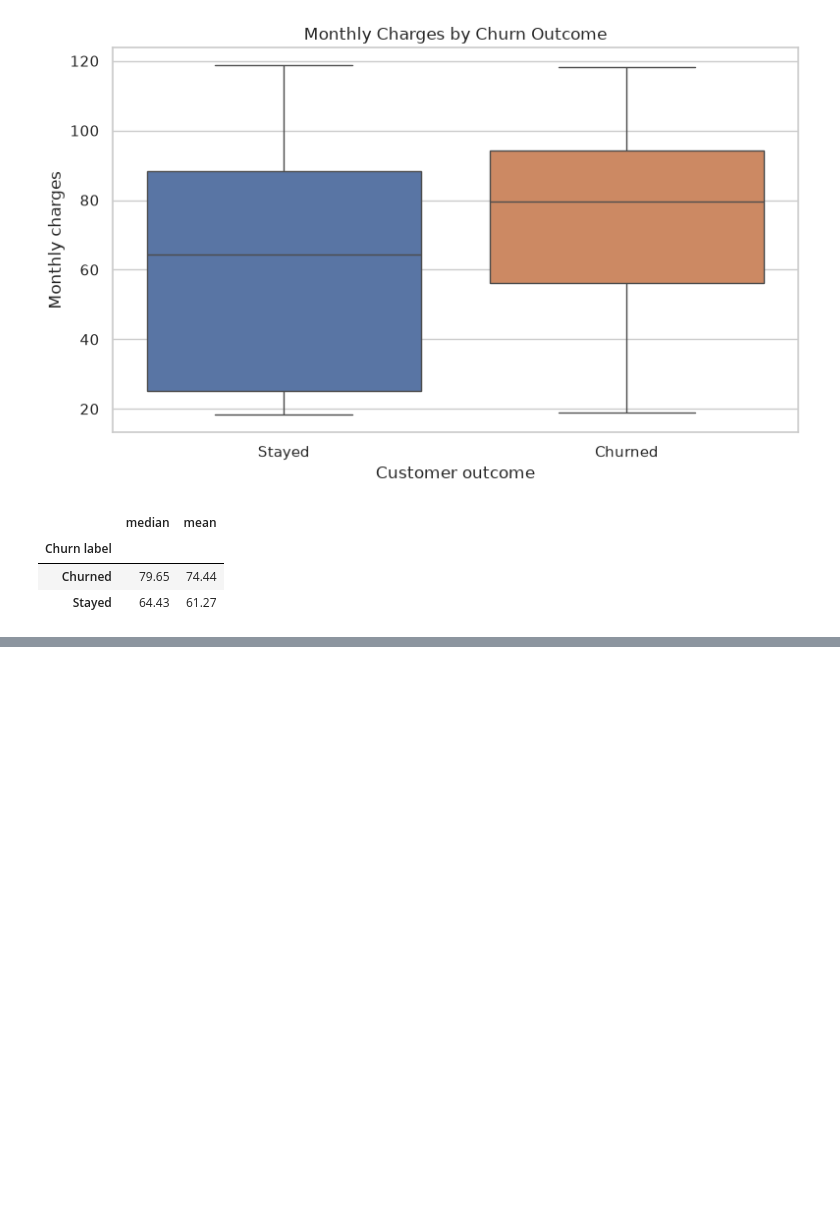
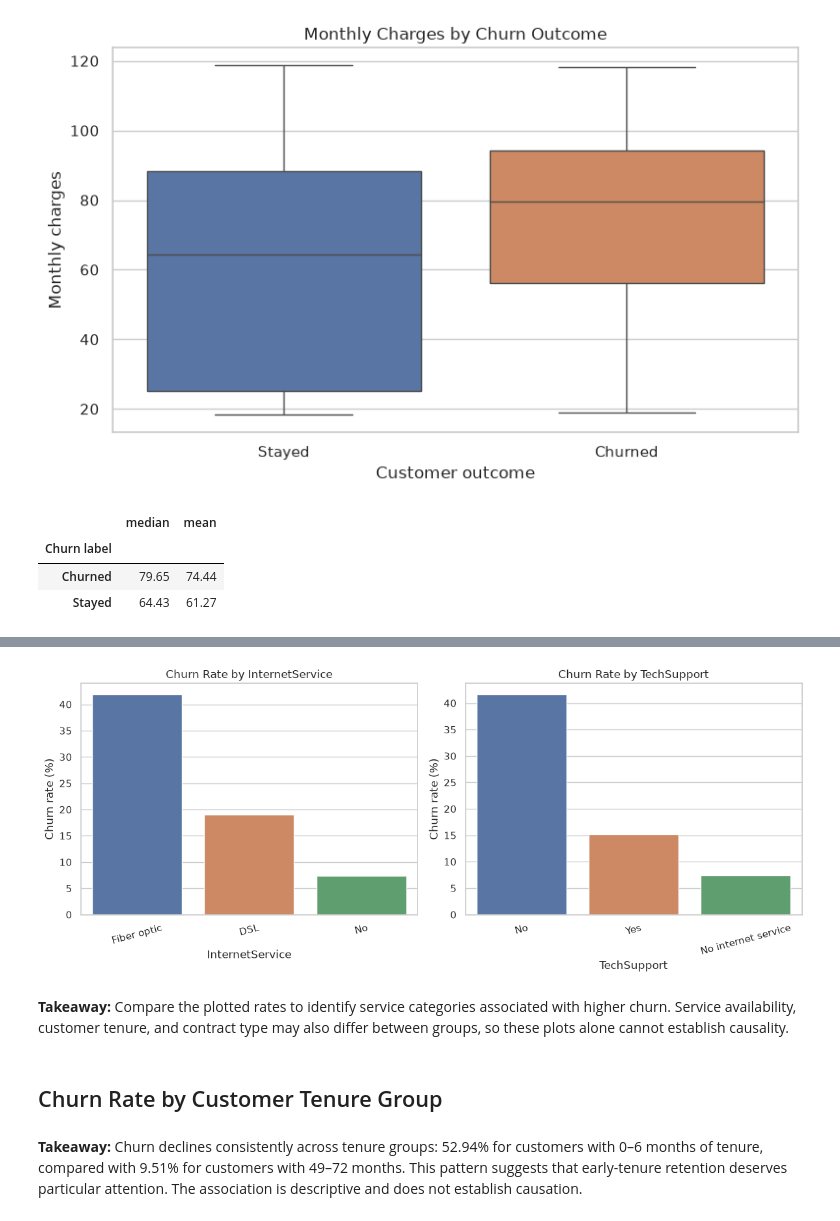
Before and after one commit to GaurikMehrotra/customer-churn-prediction, a Jupyter notebook: notebooks/01_eda.ipynb, the cells around one changed output, grey strips where cells are left out. Cells and saved outputs as stored; diff of their text form; code cells hidden in the pictures; blank space fills up the shorter version.

```diff
--- a/notebooks/01_eda.ipynb
+++ b/notebooks/01_eda.ipynb
@@ -149,0 +199,37 @@ display(
+# %%
+service_columns = ["InternetService", "TechSupport"]
+
+fig, axes = plt.subplots(1, 2, figsize=(12, 5))
+
+for ax, column in zip(axes, service_columns):
+    rates = (
+        df.groupby(column, observed=True)["Churn"]
+        .mean()
+        .mul(100)
+        .reset_index(name="churn_rate_pct")
+        .sort_values("churn_rate_pct", ascending=False)
+    )
+
+    sns.barplot(
+        data=rates,
+        x=column,
+        y="churn_rate_pct",
+        hue=column,
+        legend=False,
+        ax=ax,
+    )
+    ax.set_title(f"Churn Rate by {column}")
+    ax.set_xlabel(column)
+    ax.set_ylabel("Churn rate (%)")
+    ax.tick_params(axis="x", rotation=15)
+
+plt.tight_layout()
+plt.show()
+# %% [output]
+[figure, added]
+# %% [markdown]
+**Takeaway:** Compare the plotted rates to identify service categories associated
+with higher churn. Service availability, customer tenure, and contract type may
+also differ between groups, so these plots alone cannot establish causality.
+# %% [markdown]
+## Churn Rate by Customer Tenure Group
@@ -149,0 +276,2 @@ display(
+# %% [markdown]
+**Takeaway:** Churn declines consistently across tenure groups: 52.94% for customers with 0–6 months of tenure, compared with 9.51% for customers with 49–72 months. This pattern suggests that early-tenure retention deserves particular attention. The association is descriptive and does not establish causation.
```
Also changed, not shown: parts of 13 cells of this notebook.
